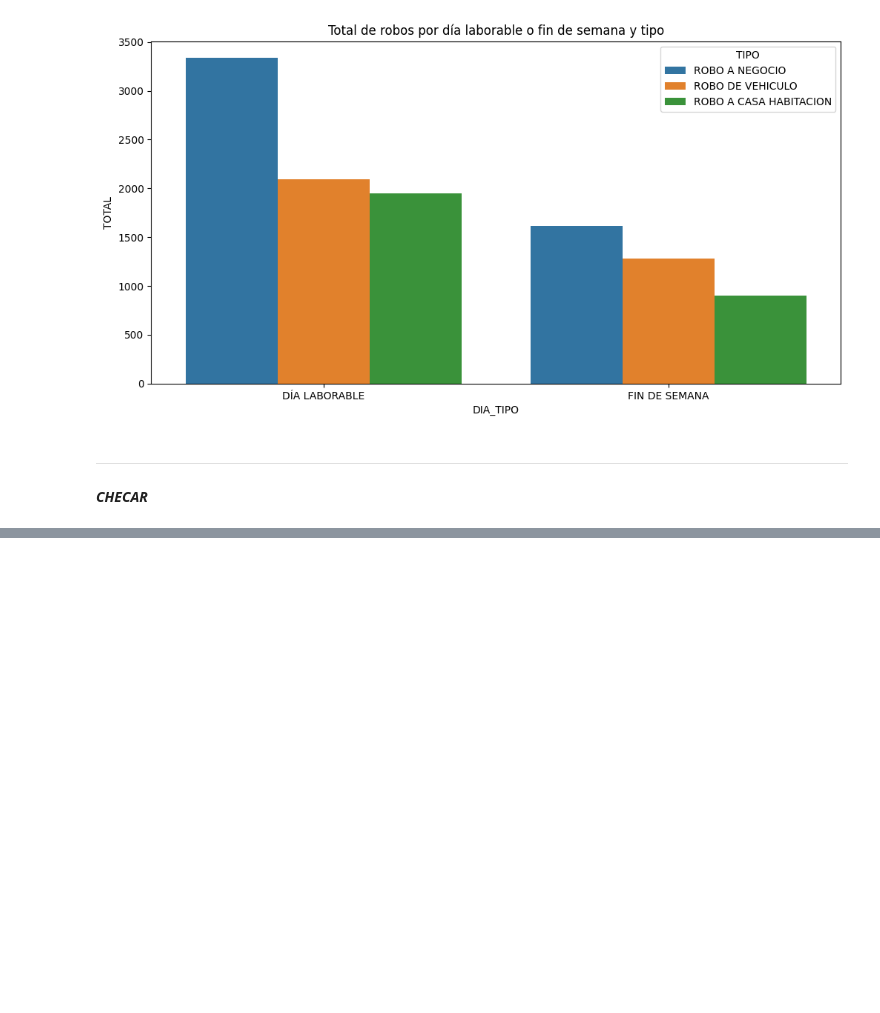
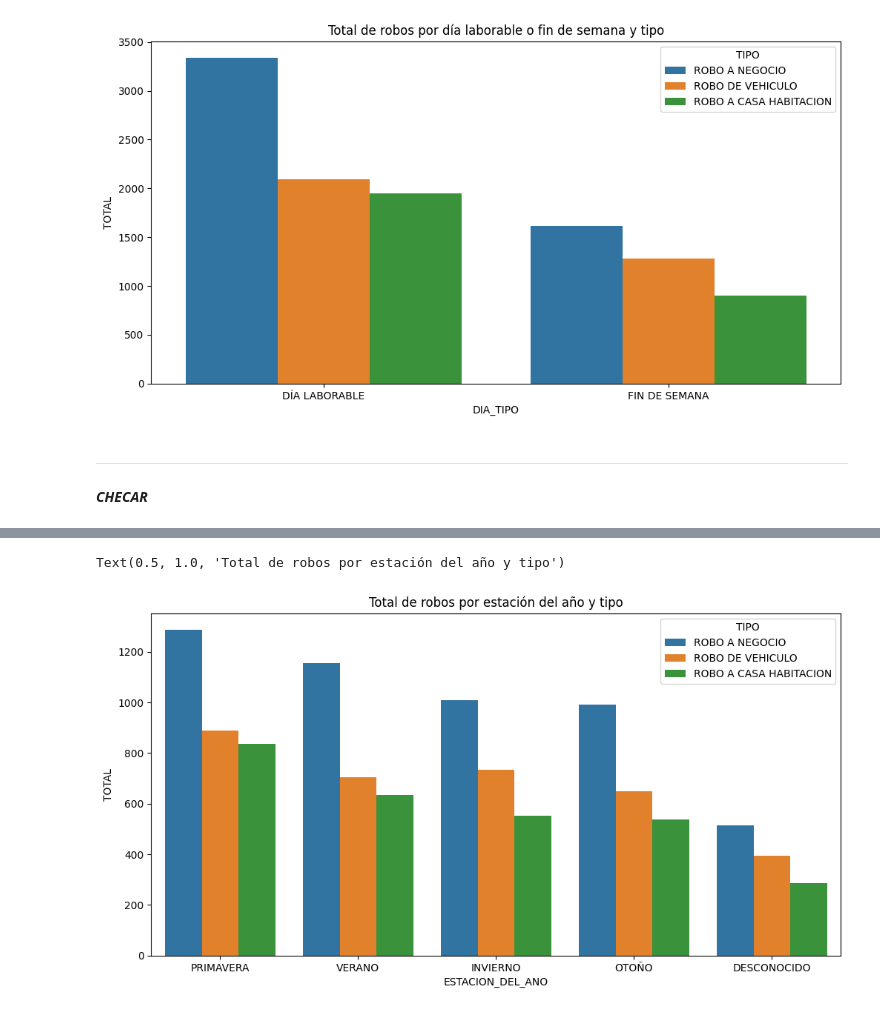
Before and after one commit to CLA-TI3001C-AD2025-G100/A01563230-EDA, a Jupyter notebook: Iteracion2.ipynb, the cells around one changed output, grey strips where cells are left out. Cells and saved outputs as stored; diff of their text form; code cells hidden in the pictures; blank space fills up the shorter version.

```diff
--- a/Iteracion2.ipynb
+++ b/Iteracion2.ipynb
@@ -274,15 +300,19 @@ Text(0.5, 1.0, 'Total de robos por día laborable o fin de semana y tipo')
 # %%
-# A partir de la columna FECHA, crea una columna que indique las estaciones del año: PRIMAVERA, VERANO, OTOÑO, INVIERNO
+# A partir de la columna FECHA, crea una columna que indique las estaciones del año: PRIMAVERA, VERANO, OTOÑO, INVIERNO y DESCONOCIDO (nulos)
 def estacion_del_año(fecha):
-    mes = fecha.month
-    if mes in [3, 4, 5]:
+    if pd.isnull(fecha):
+        return 'DESCONOCIDO'
+    month = fecha.month
+    if month in [3, 4, 5]:
         return 'PRIMAVERA'
-    elif mes in [6, 7, 8]:
+    elif month in [6, 7, 8]:
         return 'VERANO'
-    elif mes in [9, 10, 11]:
+    elif month in [9, 10, 11]:
         return 'OTOÑO'
+    elif month in [12, 1, 2]:
+        return 'INVIERNO'
     else:
-        return 'INVIERNO'
+        return 'DESCONOCIDO'
 # %%
 # Visualiza las estaciones del año
 df['ESTACION_DEL_ANO'] = df['FECHA'].apply(estacion_del_año)
@@ -303,0 +344,8 @@ Text(0.5, 1.0, 'Total de robos por estación del año')
+# %%
+# Quiero ver por tipo de robo y estación del año; también incluye los desconocidos en un gráfico de barras
+plt.figure(figsize=(12,6))
+sns.barplot(data=df.groupby(['ESTACION_DEL_ANO', 'TIPO']).size().reset_index(name='TOTAL').sort_values(by='TOTAL', ascending=False), x='ESTACION_DEL_ANO', y='TOTAL', hue='TIPO')
+plt.title('Total de robos por estación del año y tipo')
+# %% [output]
+Text(0.5, 1.0, 'Total de robos por estación del año y tipo')
+[figure, added]
```
Also changed, not shown: parts of 8 cells of this notebook, 2 other files.
